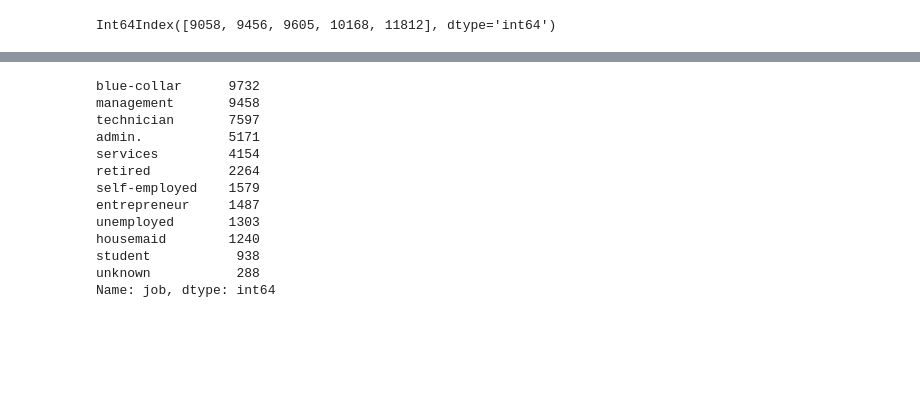
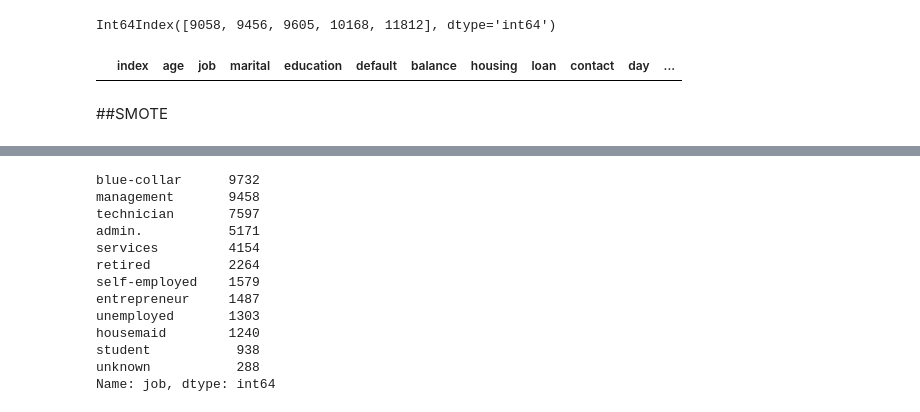
Before and after one commit to AnannyaSagar/Bank-Effectiveness-Prediction, a Jupyter notebook: Bank_Marketing_Capstone_Project.ipynb, the cells around one changed output, grey strips where cells are left out. Cells and saved outputs as stored; diff of their text form; code cells hidden in the pictures; blank space fills up the shorter version.

```diff
--- a/Bank_Marketing_Capstone_Project.ipynb
+++ b/Bank_Marketing_Capstone_Project.ipynb
@@ -185,3 +185,12 @@ len(df_unknown)
 df_unknown.index
 # %% [output]
 Int64Index([9058, 9456, 9605, 10168, 11812], dtype='int64')
+# %%
+df1.drop(df_unknown.index,inplace=True)
+# %%
+df1=df1.reset_index()
+# %%
+# quick check
+df1.loc[(df["education"]=="unknown") & (df1["job"]=="unknown") & (df1["contact"]=="unknown") & (df1["poutcome"]=="unknown") & (df1["balance"]==0)]
+# %% [output]
+|  | index | age | job | marital | education | default | balance | housing | loan | contact | day | ... |
@@ -187,0 +205,2 @@ Int64Index([9058, 9456, 9605, 10168, 11812], dtype='int64')
+# %% [markdown]
+##SMOTE
```
Also changed, not shown: parts of 30 cells of this notebook.
